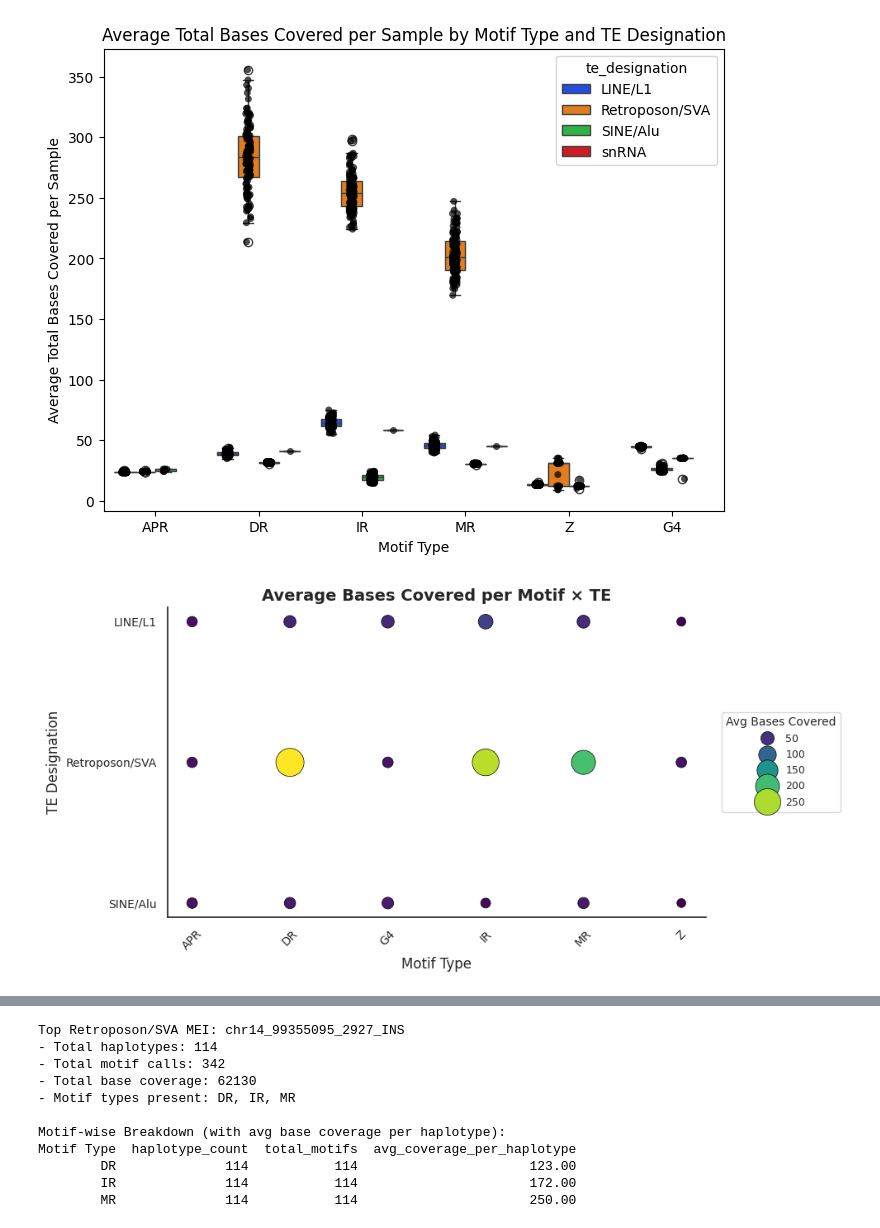
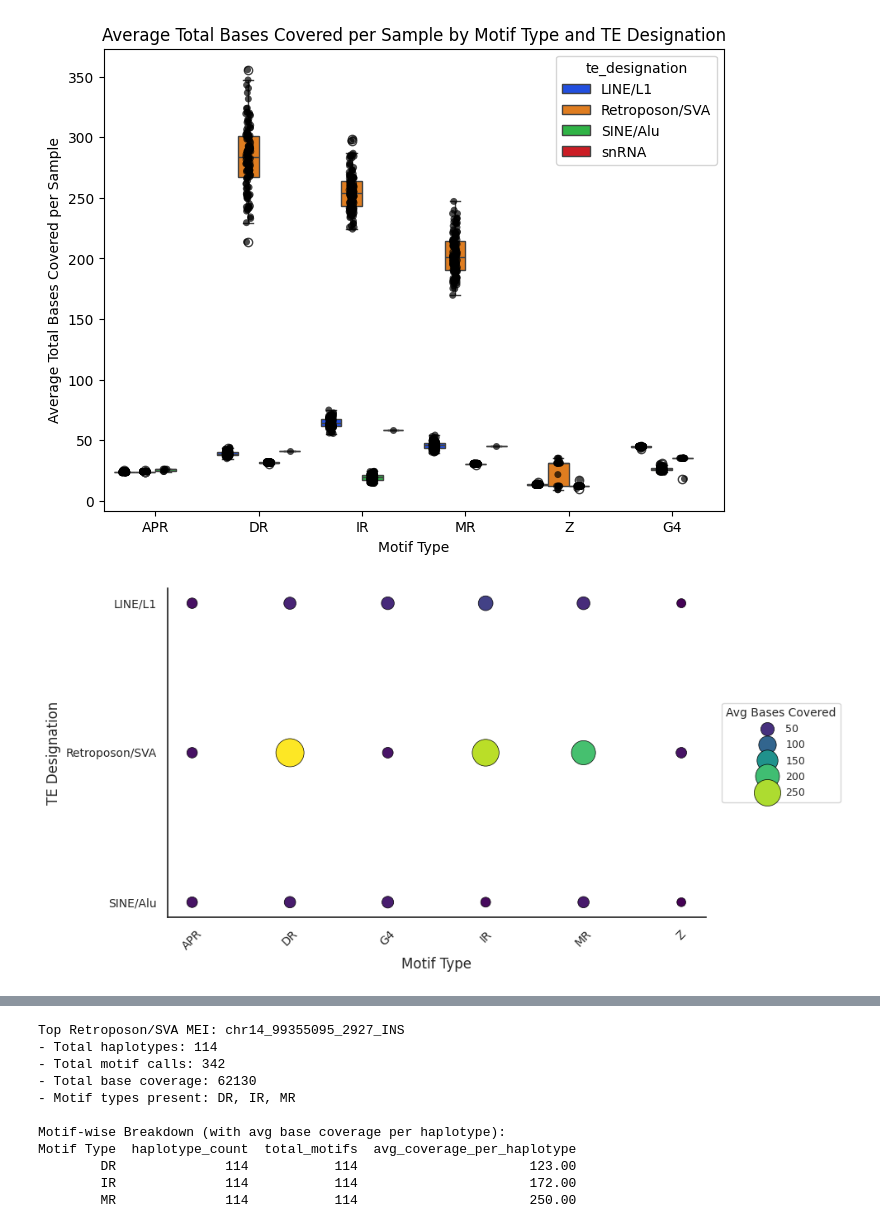
Before and after one commit to alexturcoo/PhasedHapAssembly-nonB, a Jupyter notebook: analysis_scripts/mei_sequence_annotations_analysis.ipynb, the cells around one changed output, grey strips where cells are left out. Drawn from its saved outputs; the diff is of its cells as text; code cells hidden in the pictures.

```diff
--- a/analysis_scripts/mei_sequence_annotations_analysis.ipynb
+++ b/analysis_scripts/mei_sequence_annotations_analysis.ipynb
@@ -306,32 +306,33 @@ bubble = sns.scatterplot(
     sizes=(60, 600),
     legend="brief",
     edgecolor="black",
     linewidth=0.5
 )
 
 # === Titles and axes ===
-plt.title("Average Bases Covered per Motif × TE", fontsize=14, weight='bold')
+#plt.title("Average Bases Covered per Motif × TE", fontsize=14, weight='bold')
 plt.xlabel("Motif Type", fontsize=12)
 plt.ylabel("TE Designation", fontsize=12)
 plt.xticks(rotation=45, fontsize=10)
 plt.yticks(fontsize=10)
 
 # === Remove gridlines ===
 sns.despine()
 bubble.grid(False)
 
 # === Move legend to the right ===
 handles, labels = bubble.get_legend_handles_labels()
 bubble.legend(
     title="Avg Bases Covered",
     fontsize=9,
     title_fontsize=10,
     loc='center left',
     bbox_to_anchor=(1.02, 0.5),
     borderaxespad=0.5
 )
 
 plt.tight_layout()
+plt.savefig("/home/alextu/projects/def-sushant/alextu/PhasedHapAssembly-nonB/imgs_no_titles/avg_bases_mei.pdf", dpi=300)
 plt.show()
 # %% [output]
-[figure, old version]
+[figure, new version]
```
Also changed, not shown: parts of 5 cells of this notebook, 29 other files.
